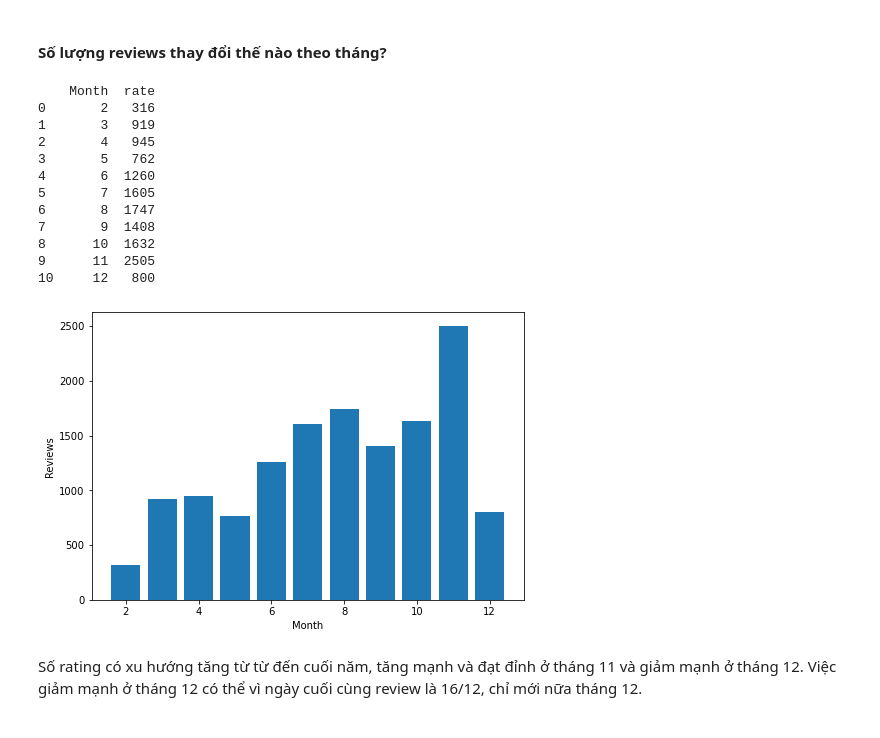
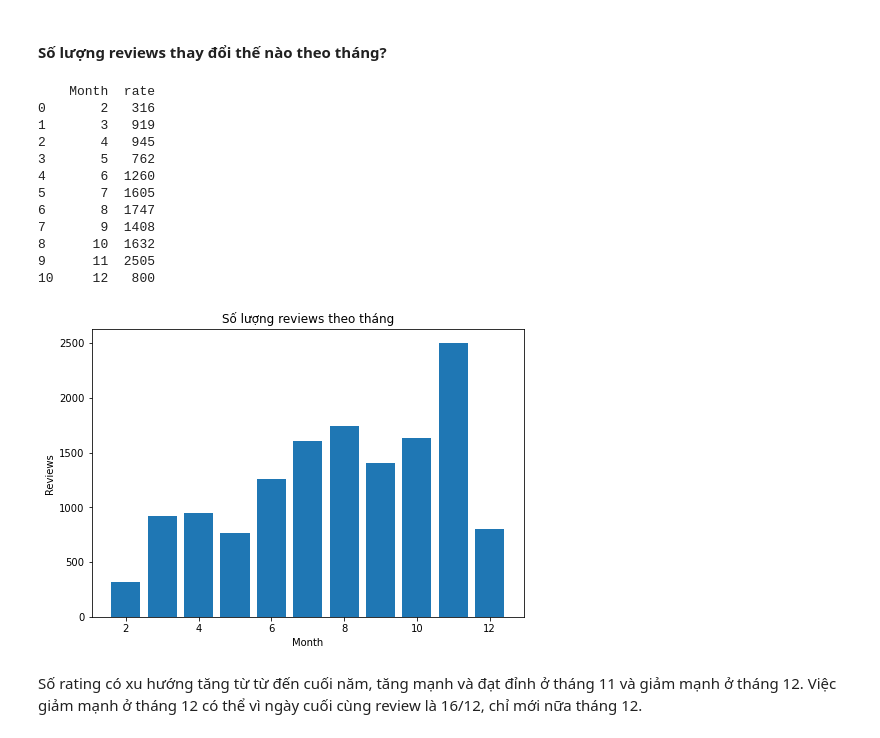
Before and after one commit to trinh172/LTKHDL_DACK, a Jupyter notebook: Final_Project.ipynb, the cells around one changed output. Saved outputs shown, nothing was run; the diff lists cells and outputs as text; code cells hidden in the pictures.

```diff
--- a/Final_Project.ipynb
+++ b/Final_Project.ipynb
@@ -535,28 +538,29 @@ max date:  2021-12-16 17:36:00
 # %%
 df = df_review[['rate', 'Month']]
 df = df.groupby("Month").count().reset_index()
 
 print(df)
 fig = plt.figure()
 ax = fig.add_axes([0,0,1,1])
+ax.set_title('Số lượng reviews theo tháng')
 ax.set_xlabel("Month")
 ax.set_ylabel("Reviews")
 ax.bar(df['Month'], df['rate'])
 plt.show()
 # %% [output]
     Month  rate
 0       2   316
 1       3   919
 2       4   945
 3       5   762
 4       6  1260
 5       7  1605
 6       8  1747
 7       9  1408
 8      10  1632
 9      11  2505
 10     12   800
-[figure, old version]
+[figure, new version]
 # %% [markdown]
 Số rating có xu hướng tăng từ từ đến cuối năm, tăng mạnh và đạt đỉnh ở tháng 11 và giảm mạnh ở tháng 12. Việc giảm mạnh ở tháng 12 có thể vì ngày cuối cùng review là 16/12, chỉ mới nữa tháng 12.
 # %% [markdown]
```
Also changed, not shown: parts of 7 cells of this notebook.
